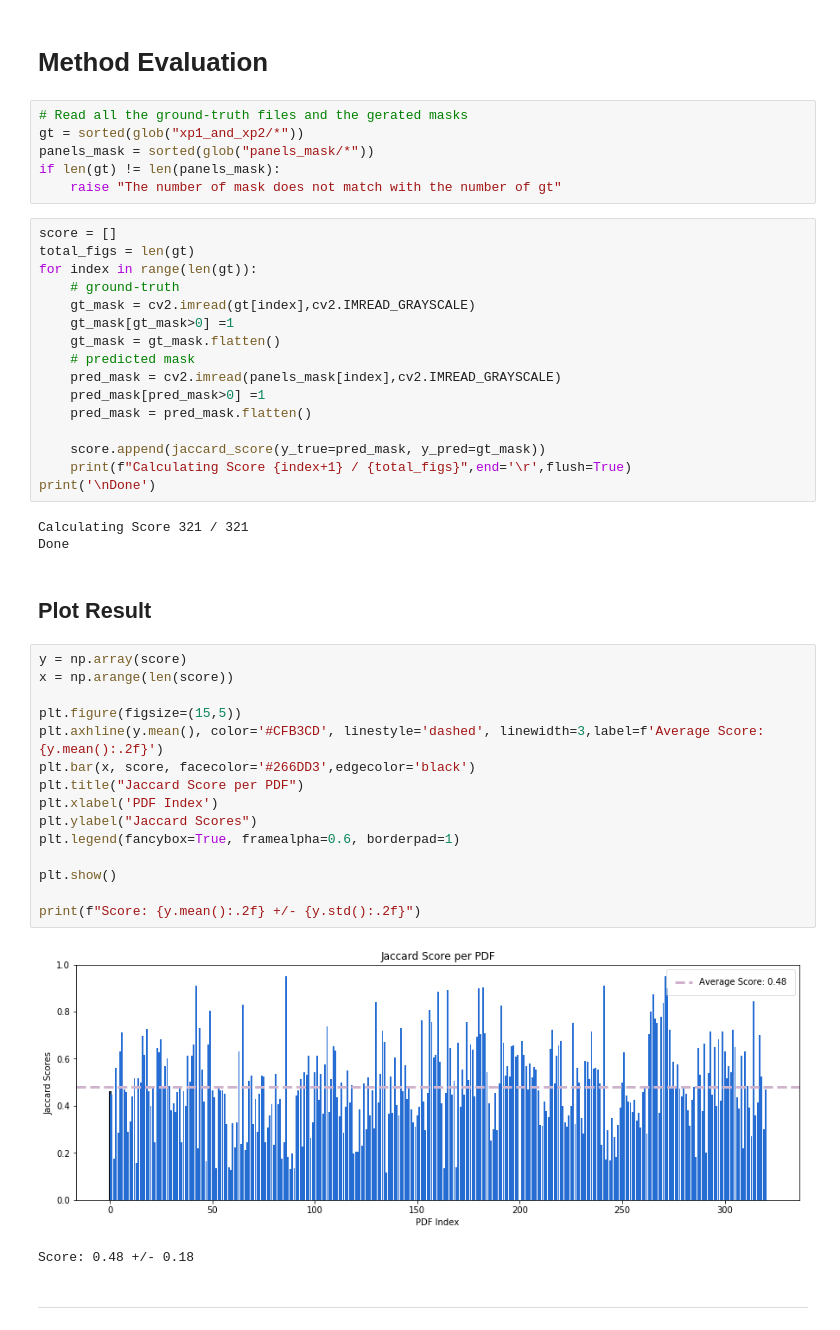
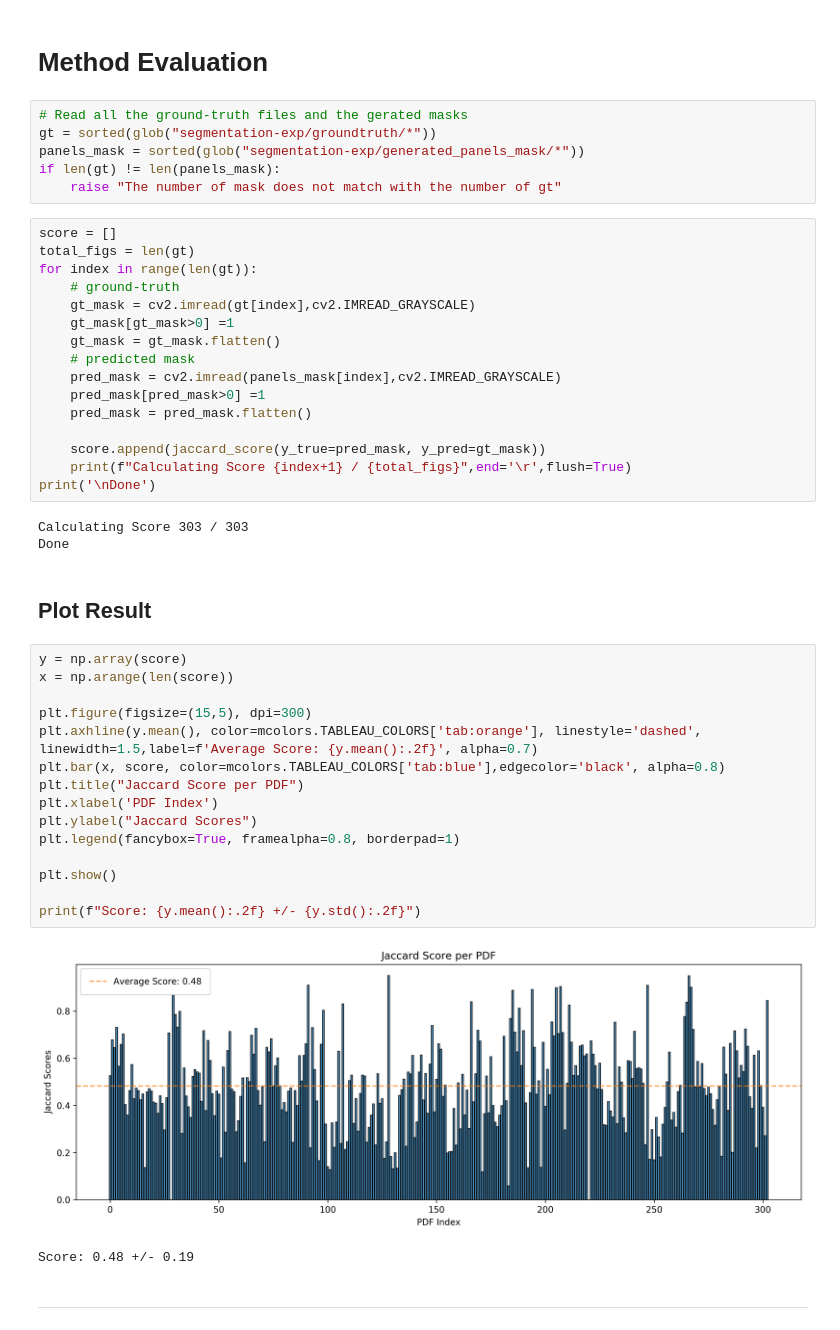
Before and after one commit to danielmoreira/sciint, a Jupyter notebook: Content Segmentation.ipynb, the cells around one changed output. Drawn from its saved outputs; the diff is of its cells as text.

Commit message:
Update Content Segmentation Notebook with the new dataset

```diff
--- a/Content Segmentation.ipynb
+++ b/Content Segmentation.ipynb
@@ -96,8 +128,8 @@ Done
 # Method Evaluation
 # %%
 # Read all the ground-truth files and the gerated masks
-gt = sorted(glob("xp1_and_xp2/*"))
-panels_mask = sorted(glob("panels_mask/*"))
+gt = sorted(glob("segmentation-exp/groundtruth/*"))
+panels_mask = sorted(glob("segmentation-exp/generated_panels_mask/*"))
 if len(gt) != len(panels_mask):
     raise "The number of mask does not match with the number of gt"
 # %%
@@ -117,6 +149,6 @@ for index in range(len(gt)):
     print(f"Calculating Score {index+1} / {total_figs}",end='\r',flush=True)
 print('\nDone')
 # %% [output]
-Calculating Score 321 / 321
+Calculating Score 303 / 303
 Done
 # %% [markdown]
@@ -124,20 +157,20 @@ Done
 # %%
 y = np.array(score)
 x = np.arange(len(score))
 
-plt.figure(figsize=(15,5))
-plt.axhline(y.mean(), color='#CFB3CD', linestyle='dashed', linewidth=3,label=f'Average Score: {y.mean():.2f}')
-plt.bar(x, score, facecolor='#266DD3',edgecolor='black')
+plt.figure(figsize=(15,5), dpi=300)
+plt.axhline(y.mean(), color=mcolors.TABLEAU_COLORS['tab:orange'], linestyle='dashed', linewidth=1.5,label=f'Average Score: {y.mean():.2f}', alpha=0.7)
+plt.bar(x, score, color=mcolors.TABLEAU_COLORS['tab:blue'],edgecolor='black', alpha=0.8)
 plt.title("Jaccard Score per PDF")
 plt.xlabel('PDF Index')
 plt.ylabel("Jaccard Scores")
-plt.legend(fancybox=True, framealpha=0.6, borderpad=1)
+plt.legend(fancybox=True, framealpha=0.8, borderpad=1)
 
 plt.show()
 
 print(f"Score: {y.mean():.2f} +/- {y.std():.2f}")
 # %% [output]
-[figure, old version]
+[figure, new version]
-Score: 0.48 +/- 0.18
+Score: 0.48 +/- 0.19
 # %% [markdown]
 ----
```
Also changed, not shown: parts of 13 cells of this notebook.
